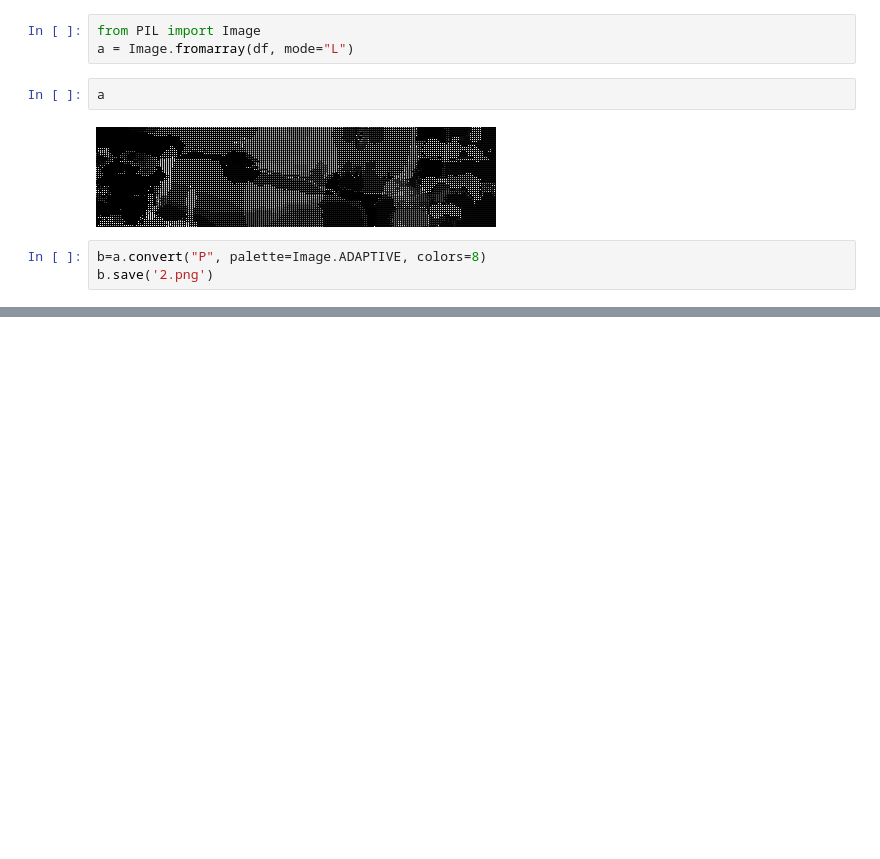
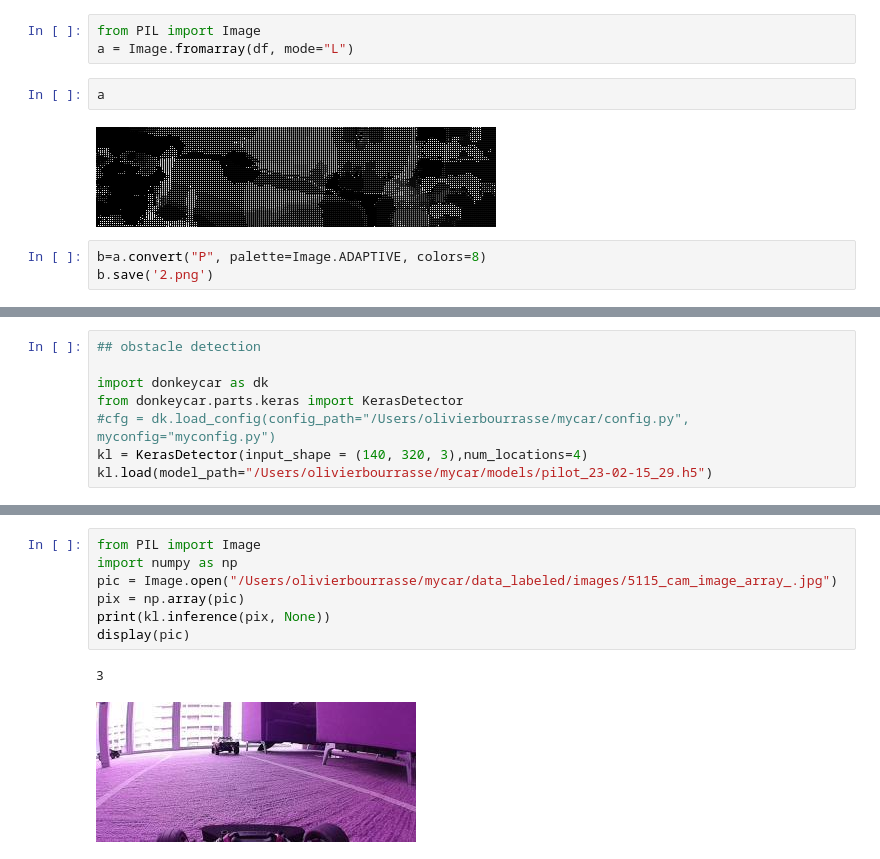
Before and after one commit to autorope/donkeycar, a Jupyter notebook: notebooks/depth_avoidance.ipynb, the cells around one changed output, grey strips where cells are left out. Cells and saved outputs as stored; diff of their text form; blank space fills up the shorter version.

```diff
--- a/notebooks/depth_avoidance.ipynb
+++ b/notebooks/depth_avoidance.ipynb
@@ -222,0 +225,8 @@ b.save('2.png')
+# %%
+## obstacle detection
+
+import donkeycar as dk
+from donkeycar.parts.keras import KerasDetector
+#cfg = dk.load_config(config_path="/Users/olivierbourrasse/mycar/config.py", myconfig="myconfig.py")
+kl = KerasDetector(input_shape = (140, 320, 3),num_locations=4)
+kl.load(model_path="/Users/olivierbourrasse/mycar/models/pilot_23-02-15_29.h5")
@@ -222,0 +247,10 @@ b.save('2.png')
+# %%
+from PIL import Image
+import numpy as np
+pic = Image.open("/Users/olivierbourrasse/mycar/data_labeled/images/5115_cam_image_array_.jpg")
+pix = np.array(pic)
+print(kl.inference(pix, None))
+display(pic)
+# %% [output]
+3
+[figure, added]
```
Also changed, not shown: parts of 2 cells of this notebook, 5 other files.
